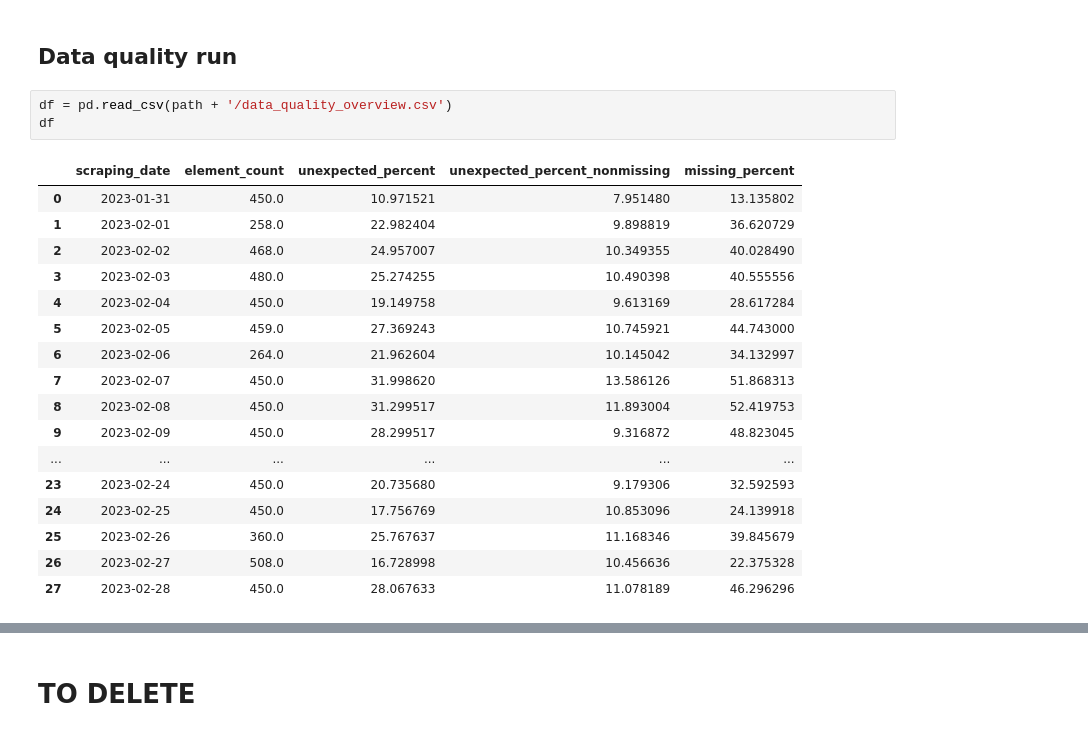
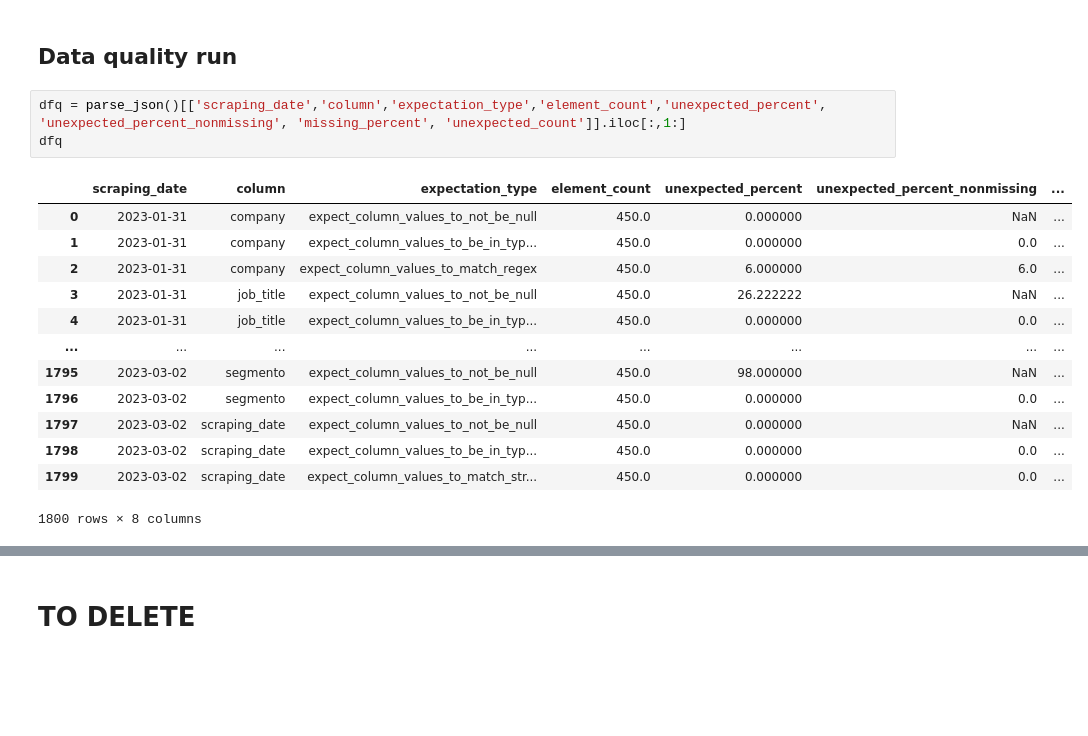
Before and after one commit to casulippo/Thesis---Data-Quality-Project, a Jupyter notebook: notebook/DataQualityResults.ipynb, the cells around one changed output, grey strips where cells are left out. Saved outputs shown, nothing was run; the diff lists cells and outputs as text; blank space fills up the shorter version.

```diff
--- a/notebook/DataQualityResults.ipynb
+++ b/notebook/DataQualityResults.ipynb
@@ -47,23 +375,19 @@ No artists with labels found to put in legend.  Note that artists whose label st
 # %% [markdown]
 ## Data quality run
 # %%
-df = pd.read_csv(path + '/data_quality_overview.csv')
-df
+dfq = parse_json()[['scraping_date','column','expectation_type','element_count','unexpected_percent', 'unexpected_percent_nonmissing', 'missing_percent', 'unexpected_count']].iloc[:,1:]
+dfq
 # %% [output]
-|  | scraping_date | element_count | unexpected_percent | unexpected_percent_nonmissing | missing_percent |
-| 0 | 2023-01-31 | 450.0 | 10.971521 | 7.951480 | 13.135802 |
-| 1 | 2023-02-01 | 258.0 | 22.982404 | 9.898819 | 36.620729 |
-| 2 | 2023-02-02 | 468.0 | 24.957007 | 10.349355 | 40.028490 |
-| 3 | 2023-02-03 | 480.0 | 25.274255 | 10.490398 | 40.555556 |
-| 4 | 2023-02-04 | 450.0 | 19.149758 | 9.613169 | 28.617284 |
-| 5 | 2023-02-05 | 459.0 | 27.369243 | 10.745921 | 44.743000 |
-| 6 | 2023-02-06 | 264.0 | 21.962604 | 10.145042 | 34.132997 |
-| 7 | 2023-02-07 | 450.0 | 31.998620 | 13.586126 | 51.868313 |
-| 8 | 2023-02-08 | 450.0 | 31.299517 | 11.893004 | 52.419753 |
-| 9 | 2023-02-09 | 450.0 | 28.299517 | 9.316872 | 48.823045 |
-| ... | ... | ... | ... | ... | ... |
-| 23 | 2023-02-24 | 450.0 | 20.735680 | 9.179306 | 32.592593 |
-| 24 | 2023-02-25 | 450.0 | 17.756769 | 10.853096 | 24.139918 |
-| 25 | 2023-02-26 | 360.0 | 25.767637 | 11.168346 | 39.845679 |
-| 26 | 2023-02-27 | 508.0 | 16.728998 | 10.456636 | 22.375328 |
-| 27 | 2023-02-28 | 450.0 | 28.067633 | 11.078189 | 46.296296 |
+|  | scraping_date | column | expectation_type | element_count | unexpected_percent | unexpected_percent_nonmissing | ... |
+| 0 | 2023-01-31 | company | expect_column_values_to_not_be_null | 450.0 | 0.000000 | NaN | ... |
+| 1 | 2023-01-31 | company | expect_column_values_to_be_in_typ... | 450.0 | 0.000000 | 0.0 | ... |
+| 2 | 2023-01-31 | company | expect_column_values_to_match_regex | 450.0 | 6.000000 | 6.0 | ... |
+| 3 | 2023-01-31 | job_title | expect_column_values_to_not_be_null | 450.0 | 26.222222 | NaN | ... |
+| 4 | 2023-01-31 | job_title | expect_column_values_to_be_in_typ... | 450.0 | 0.000000 | 0.0 | ... |
+| ... | ... | ... | ... | ... | ... | ... | ... |
+| 1795 | 2023-03-02 | segmento | expect_column_values_to_not_be_null | 450.0 | 98.000000 | NaN | ... |
+| 1796 | 2023-03-02 | segmento | expect_column_values_to_be_in_typ... | 450.0 | 0.000000 | 0.0 | ... |
+| 1797 | 2023-03-02 | scraping_date | expect_column_values_to_not_be_null | 450.0 | 0.000000 | NaN | ... |
+| 1798 | 2023-03-02 | scraping_date | expect_column_values_to_be_in_typ... | 450.0 | 0.000000 | 0.0 | ... |
+| 1799 | 2023-03-02 | scraping_date | expect_column_values_to_match_str... | 450.0 | 0.000000 | 0.0 | ... |
+1800 rows × 8 columns
```
Also changed, not shown: parts of 18 cells of this notebook, 2 other files.
